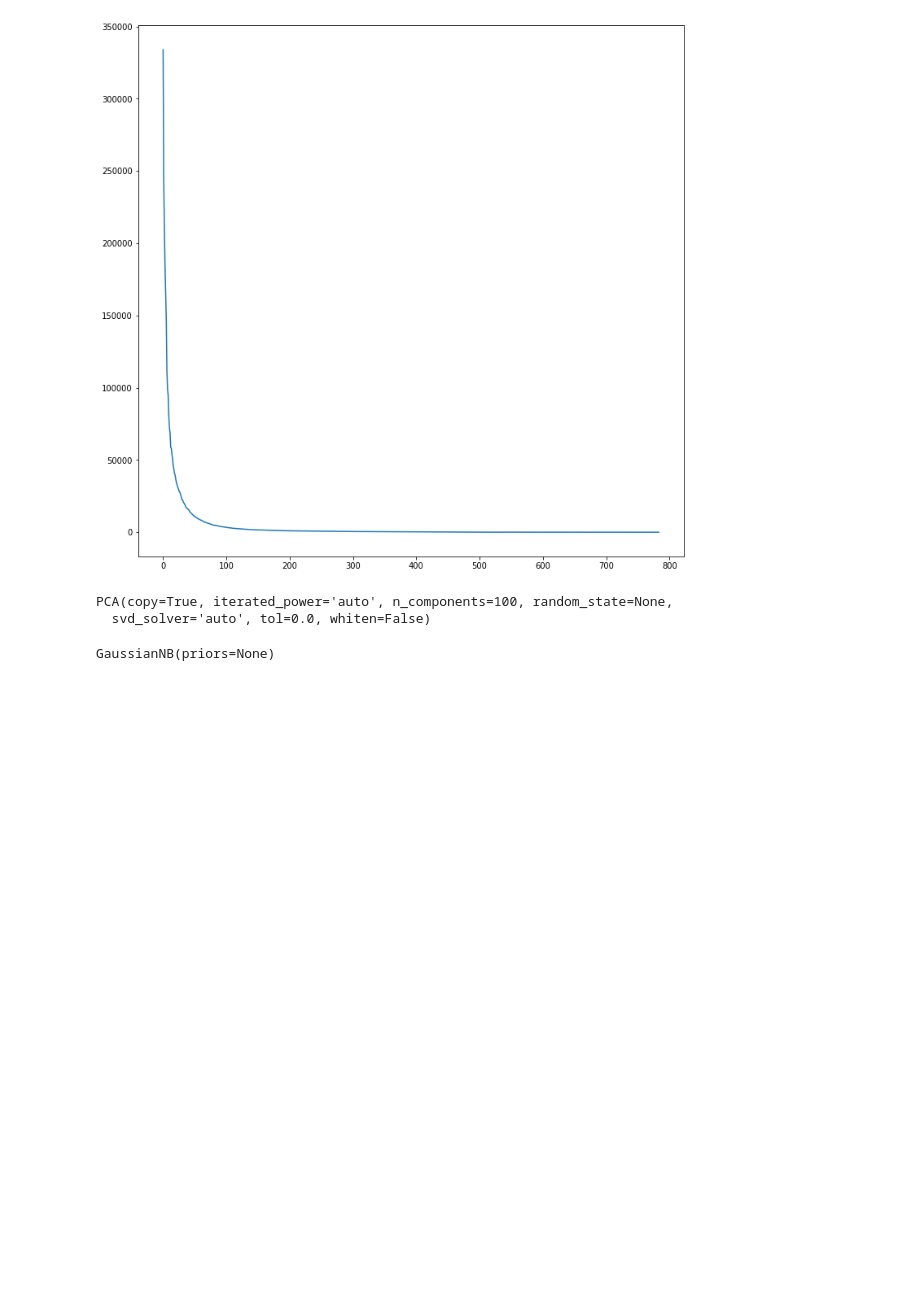
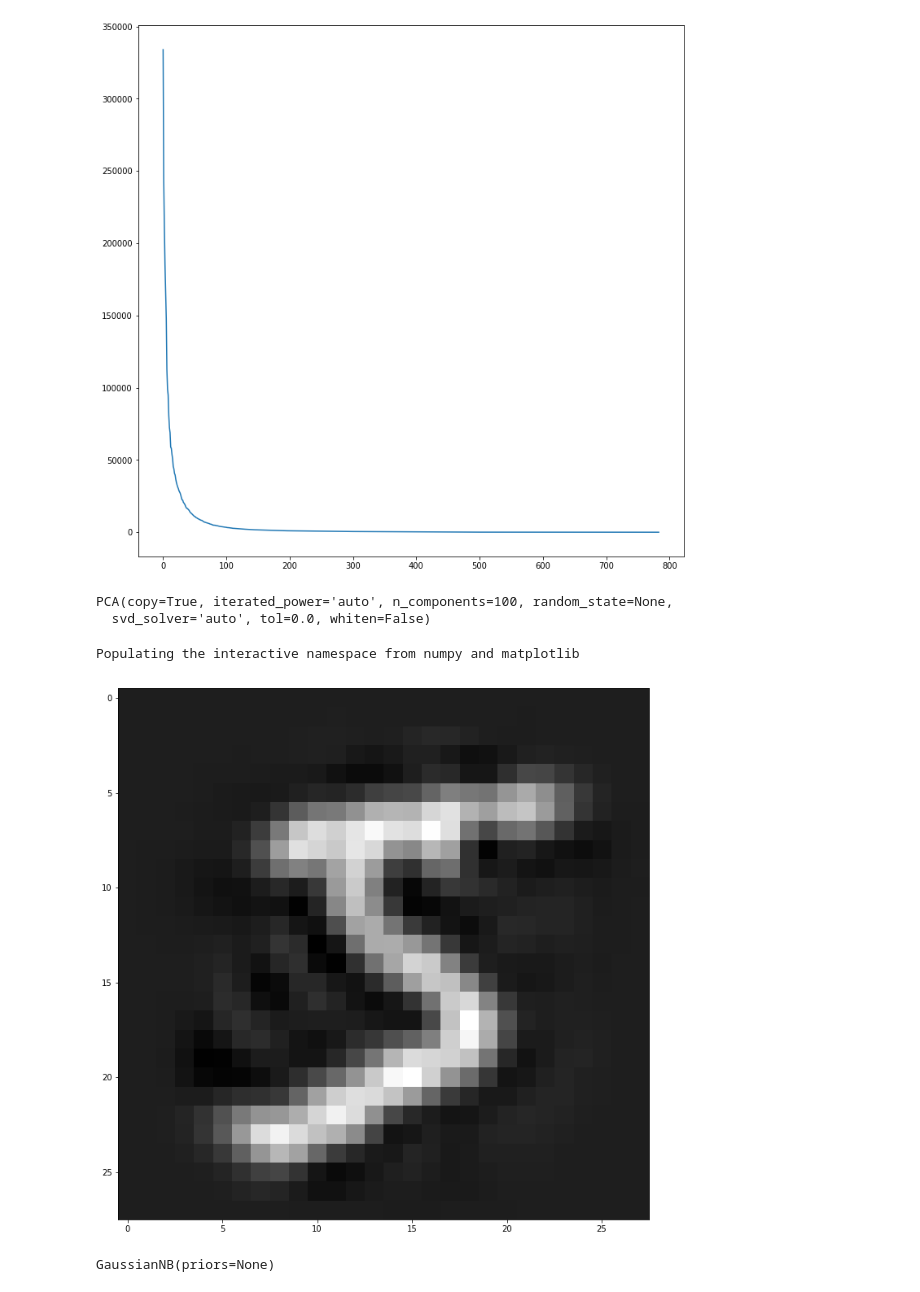
Before and after one commit to RenaudWasTaken/mnist, a Jupyter notebook: Naive Bayes.ipynb, the cells around one changed output. Drawn from its saved outputs; the diff is of its cells as text; code cells hidden in the pictures; blank space fills up the shorter version.

```diff
--- a/Naive Bayes.ipynb
+++ b/Naive Bayes.ipynb
@@ -68,6 +64,18 @@ pca3.fit(train_set.images)
 # %% [output]
 PCA(copy=True, iterated_power='auto', n_components=100, random_state=None,
   svd_solver='auto', tol=0.0, whiten=False)
+# %%
+transformed = pca3.transform(train_set.images[0].reshape(1, -1))
+# %%
+%pylab inline
+pylab.rcParams['figure.figsize'] = (12, 12)
+
+plt.imshow(np.reshape(pca3.inverse_transform(transformed) + 123, (train_set.rows, train_set.cols)), cmap='gray')
+plt.grid(False)
+plt.show()
+# %% [output]
+Populating the interactive namespace from numpy and matplotlib
+[figure, added]
 # %%
 train_images_pca3 = pca3.transform(train_set.images)
 test_images_pca3 = pca3.transform(test_set.images)
```
Also changed, not shown: parts of 3 cells of this notebook, 1 other file.
